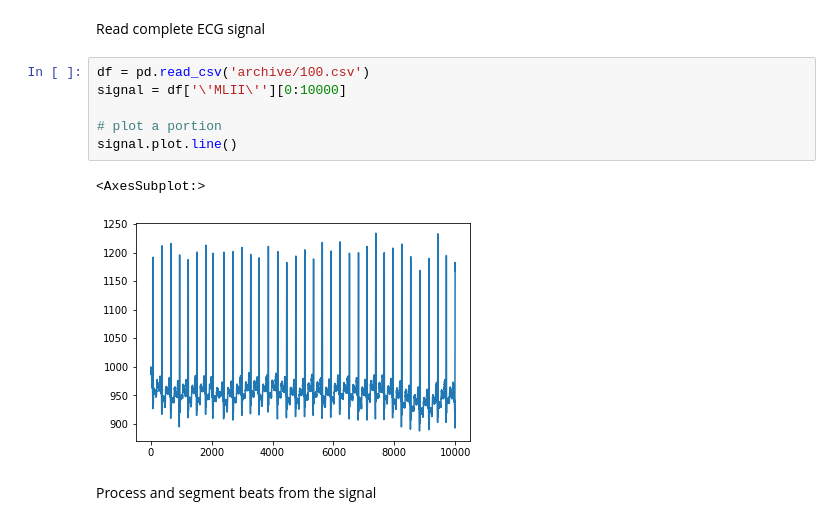
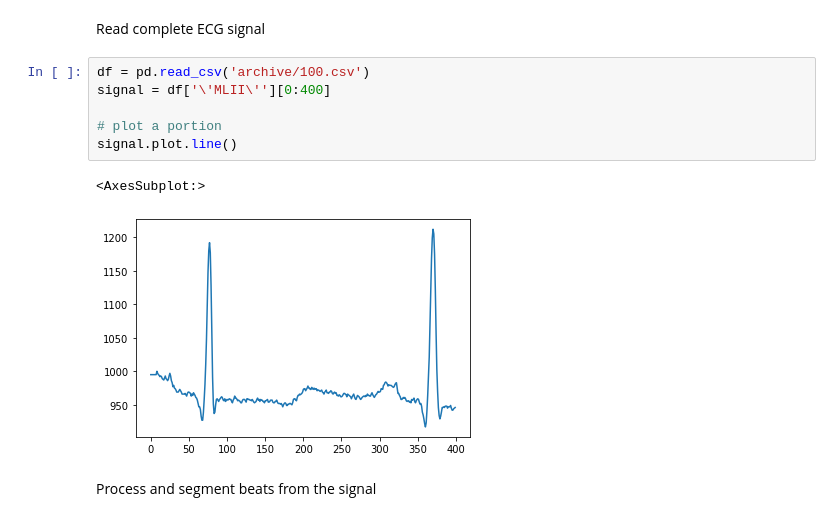
Before and after one commit to ifran-rahman/Federated-ECG, a Jupyter notebook: ECG_Processing_API/test.ipynb, the cells around one changed output. Cells and saved outputs as stored; diff of their text form.

```diff
--- a/ECG_Processing_API/test.ipynb
+++ b/ECG_Processing_API/test.ipynb
@@ -43,13 +45,13 @@ import pandas as pd
 Read complete ECG signal
 # %%
 df = pd.read_csv('archive/100.csv')
-signal = df['\'MLII\''][0:10000]
+signal = df['\'MLII\''][0:400]
 
 # plot a portion
 signal.plot.line()
 # %% [output]
 <AxesSubplot:>
-[figure, old version]
+[figure, new version]
 # %% [markdown]
 Process and segment beats from the signal
 # %%
```
Also changed, not shown: parts of 1 cell of this notebook.
